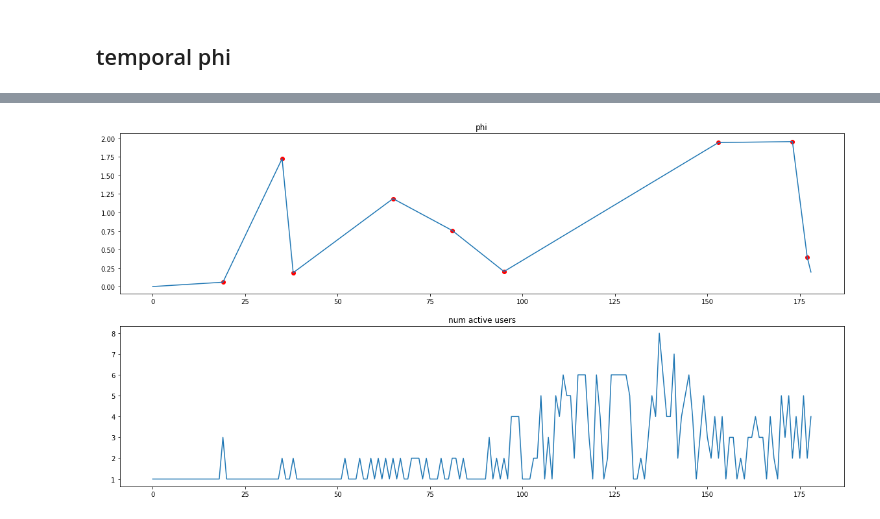
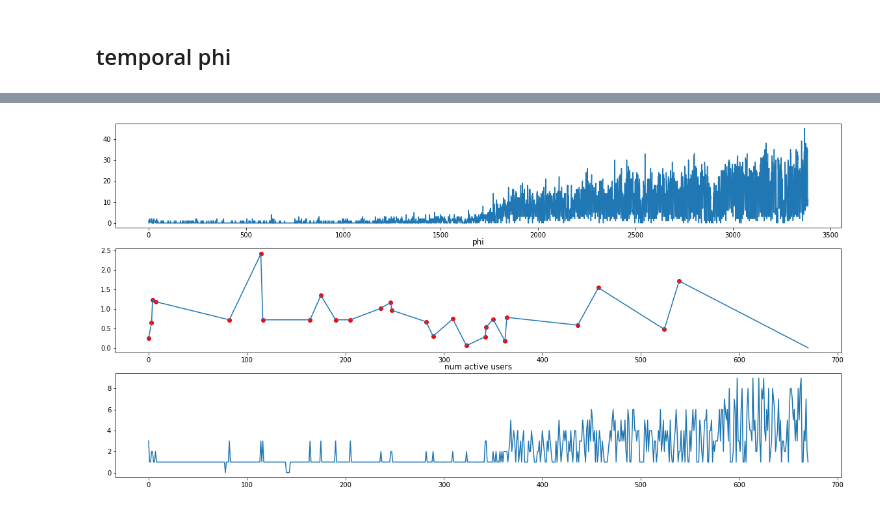
Before and after one commit to s-omranpour/Social-Phi, a Jupyter notebook: examples/main.ipynb, the cells around one changed output, grey strips where cells are left out. Saved outputs shown, nothing was run; the diff lists cells and outputs as text; code cells hidden in the pictures.

Commit message:
data crawl

```diff
--- a/examples/main.ipynb
+++ b/examples/main.ipynb
@@ -6,7 +7,7 @@ import pickle
 # %% [markdown]
 ## loading activity dict
 # %%
-file = '../data/processed/transformers.pkl'
+file = '../../data/processed/pytorch.pkl'
 act = pickle.load(open(file, 'rb'))
 len(act)
 # %% [output]
@@ -14,8 +35,8 @@ len(act)
 # %% [markdown]
 ## making activity signal from dict
 # %%
-from social_phi import get_signal, get_event_signal
+from social_phi import get_signal
 
-sig = get_signal(act, time_scale=24*3600, binarize=True)
+sig = get_signal(act, time_scale=1, binarize=True)
 sig.shape
 # %% [output]
@@ -23,14 +44,8 @@ sig.shape
 # %% [markdown]
 ## temporal phi
 # %%
-import social_phi.phi
-reload(social_phi.phi)
-
-import social_phi
-reload(social_phi)
-
 from social_phi import phi_for_act_sig
 
-phis, phis_orig, n_users = phi_for_act_sig(sig, window=50, hop=5, base=2)
+phis, phis_orig, n_users = phi_for_act_sig(sig, window=30, hop=5, base=2)
 len(phis)
 # %% [output]
@@ -38,20 +69,23 @@ len(phis)
 # %%
 plt.figure(figsize=(20,10))
 
-plt.subplot(2,1,1)
+plt.subplot(3,1,1)
+plt.plot(sig.sum(axis=0))
+
+plt.subplot(3,1,2)
 plt.title('phi')
 data = np.array(list(enumerate(phis_orig)))
 plt.scatter(x=data[:,0], y=data[:,1], c='red')
 plt.plot(phis)
 
-plt.subplot(2,1,2)
+plt.subplot(3,1,3)
 plt.title('num active users')
 plt.plot(n_users)
 
 
 plt.show()
 # %% [output]
-[figure, old version]
+[figure, new version]
 # %%
 import datetime
 
```
Also changed, not shown: parts of 11 cells of this notebook, 6 other files.
